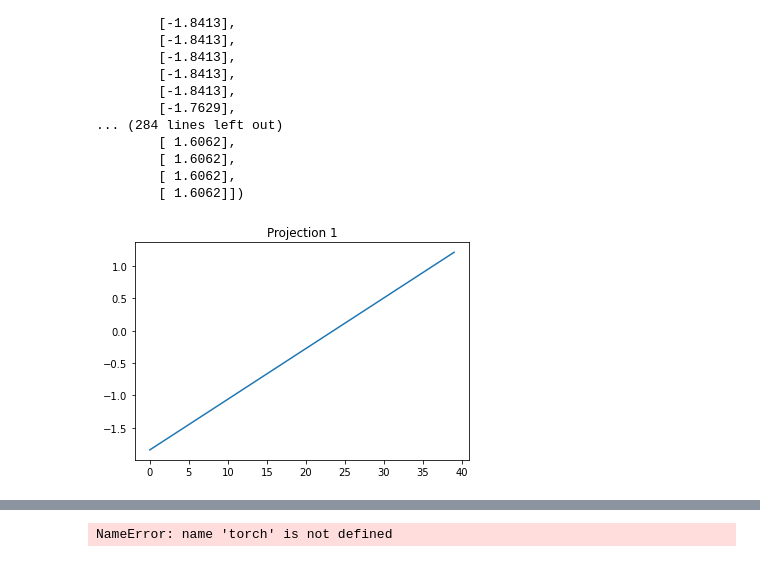
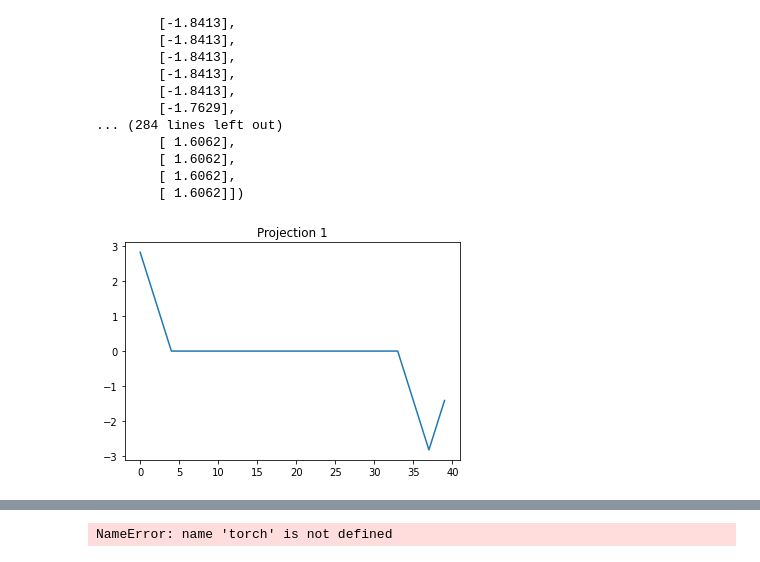
Before and after one commit to michael-psenka/manifold-linearization, a Jupyter notebook: test_files/cc_test.ipynb, the cells around one changed output, grey strips where cells are left out. Saved outputs shown, nothing was run; the diff lists cells and outputs as text; code cells hidden in the pictures.

```diff
--- a/test_files/cc_test.ipynb
+++ b/test_files/cc_test.ipynb
@@ -735,7 +798,7 @@ res = 50
 block_size = 5
 # set of coordinates, a matrix of size (N x 2)
 # coord[:,0] is the x coordinate, coord[:,1] is the brightness
-N = 300
+N = 30
 # random tensor fron uniform distribution
 coord = torch.rand(N, 1)
 # transform 1st dimenion into valid x coordinates
@@ -750,6 +813,19 @@ for i in range(N):
 	# brightness = 1
 	X[i,x-block_size//2:x+block_size//2, y-block_size//2:y+block_size//2] = brightness
 
+
+# if want ordered:
+
+N = res - block_size*2
+X = torch.zeros(N, res, res)
+for i in range(N):
+	x = i
+	y = res // 2
+	brightness = 1
+	# brightness = 1
+	X[i,x-block_size//2:x+block_size//2, y-block_size//2:y+block_size//2] = brightness
+
+
 # vectorize data. converts (N x res x res) to (N x res^2)
 
 Z = X.view(N, -1)
@@ -831,20 +928,21 @@ class InjectivityPCA(nn.Module):
         # Apply projection vectors to difference vectors
         A = self.X @ self.U
         # Compute diff from projected vectors
-        diff_proj = (A.unsqueeze(1) - A)
+        # diff_proj = (A.unsqueeze(1) - A)
+        diff_proj = (A[1:,:] - A[:-1,:])[2:, :]
         # remove redundant diffs, normalize
         # diff_proj = diff_proj[self.diff_select,:] * self.diff_norm_scale*10
-        diff_proj = diff_proj[self.diff_select,:] * (1/self.diff_norm_scale.pow(4))
+        # diff_proj = diff_proj[self.diff_select,:]
 
         # average out sample complexity, but not dimension
-        return -1*diff_proj.abs().mean(axis=0).sum()
+        return diff_proj.mean()
 # %%
 import time
 # %%
 # METHOD 1: optimize upwards (build up 2-dim subspace to project onto)
 n, d = Z.shape
 lr = 0.02
-d_final = 2
+d_final = 1
 # U_0 = torch.randn(d,d-2)
 # Q, R = torch.linalg.qr(U_0)
 # U_0 = Q
@@ -868,7 +966,7 @@ loss_prev = -1
 start = time.perf_counter()
 
 
-for i in range(2000):
+for i in range(9000):
     pca_new.zero_grad()
     # forward call of LinFlow
     loss = pca_new()
@@ -1115,33 +1223,33 @@ tensor([[-1.8413],
 N = Z.shape[0]
 u_proj1 = torch.zeros(res,res)
 for i in range(res):
 	u_proj1[i,:] = (i- res / 2) / (res / 2)
 u_proj1[:,:res//2 - block_size//2] = 0
 u_proj1[:,res//2 + block_size//2:] = 0
 u_proj1 = u_proj1.view(1, -1).T
 # normalize
 u_proj1 = u_proj1 / torch.norm(u_proj1, p=2)
 
 # U = V_pca_full[:,[0]]
-U = u_proj1
-# U = P_final
+# U = u_proj1
+U = P_final
 # U= u_proj1
 # U = torch.randn(U.shape)
 
 # test out or projection from PCA
 len_test = res - 2*block_size
 X1 = torch.zeros(len_test,res,res)
 for i in range(len_test):
 	x = i + block_size//2
 	y = res // 2
 	brightness = 1
 	X1[i,x-block_size//2:x+block_size//2, y-block_size//2:y+block_size//2] = brightness
 
 Z1 = X1.view(len_test, -1)
 Z1_proj1 = Z1@U
 
 plt.plot(np.arange(len_test), Z1_proj1.numpy())
 plt.title('Projection 1')
 plt.show()
 # %% [output]
-[figure, old version]
+[figure, new version]
```
Also changed, not shown: parts of 7 cells of this notebook.
